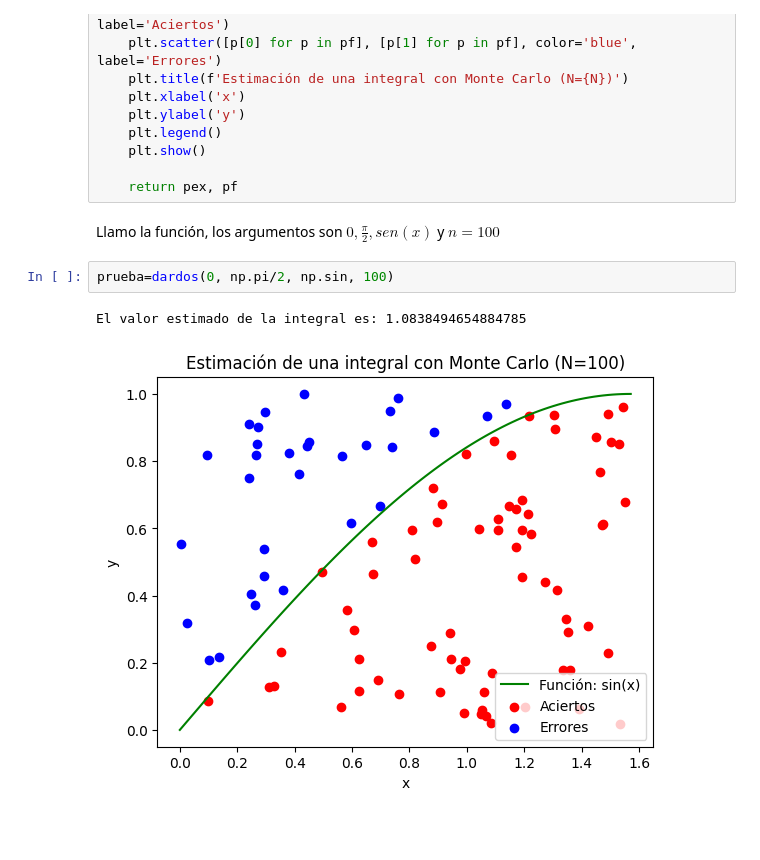
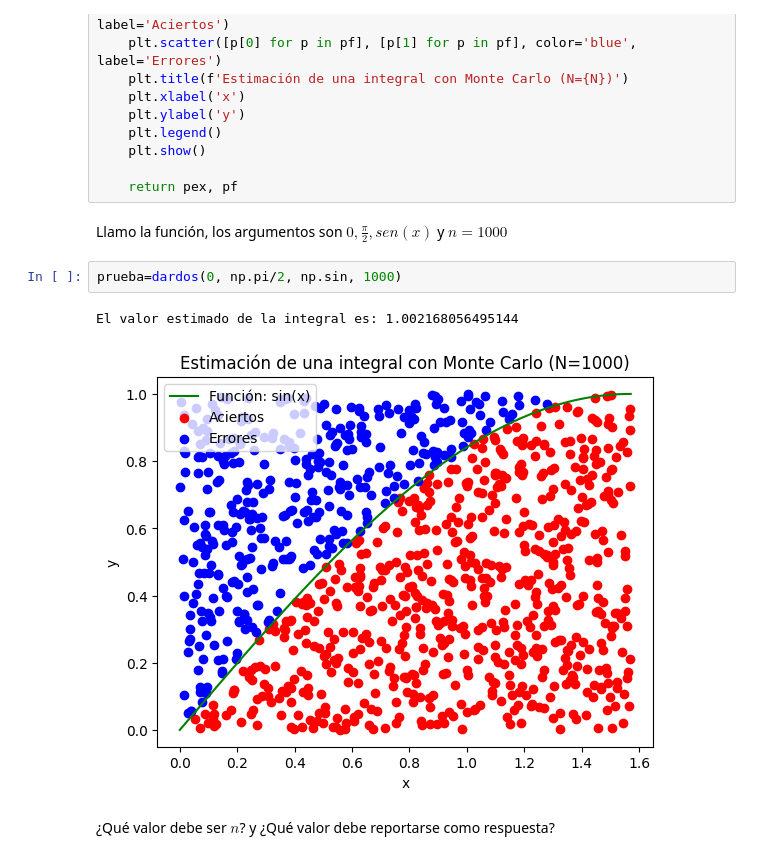
Before and after one commit to LuisManuelCatzoliSoriano/Simulacion-I, a Jupyter notebook: Estimación_de_Integrales_c_exitos.ipynb, the cells around one changed output. Cells and saved outputs as stored; diff of their text form; blank space fills up the shorter version.

```diff
--- a/Estimación_de_Integrales_c_exitos.ipynb
+++ b/Estimación_de_Integrales_c_exitos.ipynb
@@ -60,9 +60,11 @@ def dardos(x_1,x_2,f,N):
 
     return pex, pf
 # %% [markdown]
-Llamo la función, los argumentos son $0, \frac{\pi}{2}, sen(x)$ y $n=100$
+Llamo la función, los argumentos son $0, \frac{\pi}{2}, sen(x)$ y $n=1000$
 # %%
-prueba=dardos(0, np.pi/2, np.sin, 100)
+prueba=dardos(0, np.pi/2, np.sin, 1000)
 # %% [output]
-El valor estimado de la integral es: 1.0838494654884785
+El valor estimado de la integral es: 1.002168056495144
-[figure, old version]
+[figure, new version]
+# %% [markdown]
+¿Qué valor debe ser $n$? y ¿Qué valor debe reportarse como respuesta?
```
